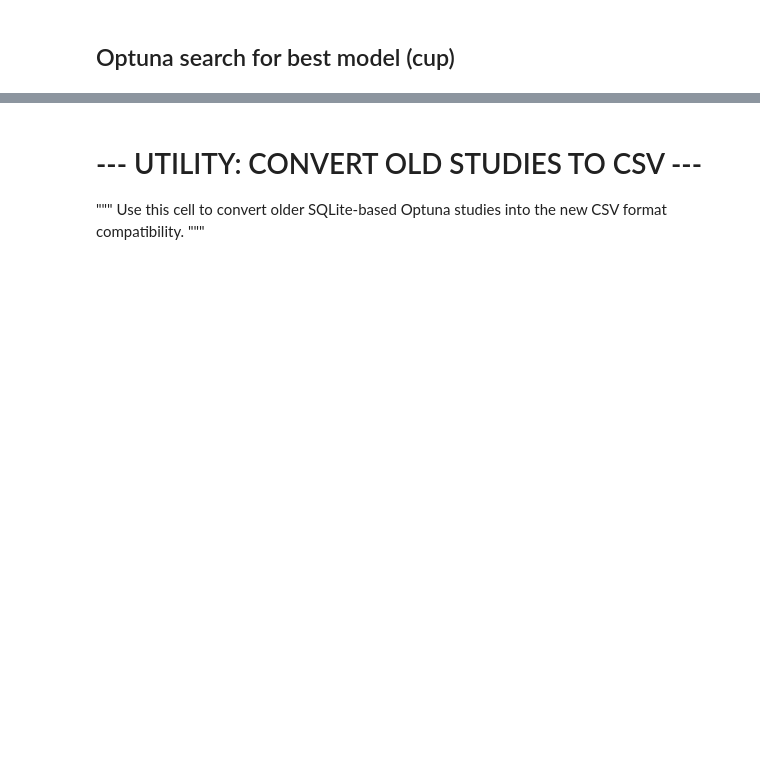
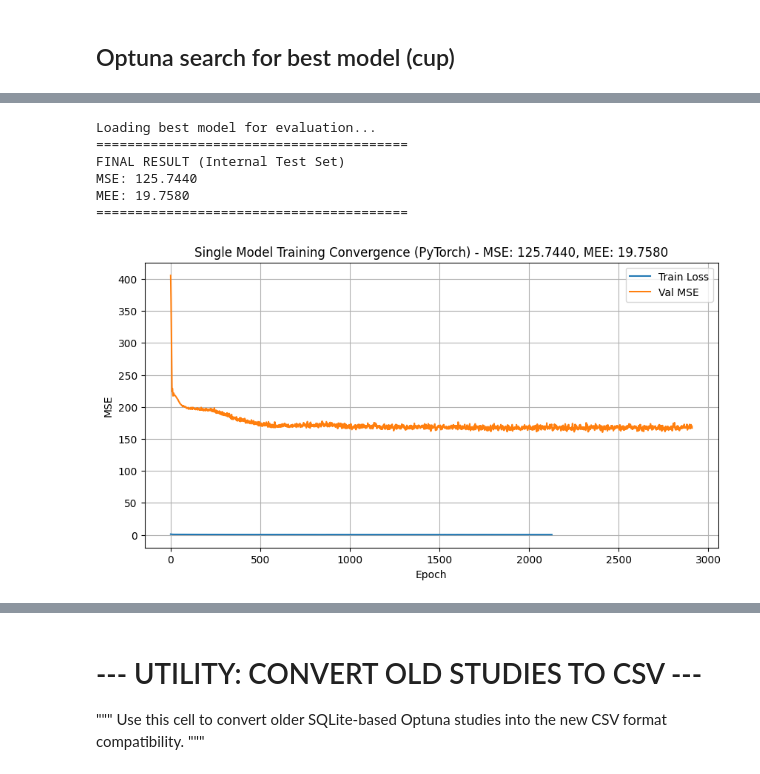
Before and after one commit to mbiggeri/Rage-Against-ML, a Jupyter notebook: pytorch_nn.ipynb, the cells around one changed output, grey strips where cells are left out. Cells and saved outputs as stored; diff of their text form; code cells hidden in the pictures; blank space fills up the shorter version.

```diff
--- a/pytorch_nn.ipynb
+++ b/pytorch_nn.ipynb
@@ -53,7 +53,7 @@ from utils.project_utils import update_json, standard_plot, plot_confusion_matri
 # --- CONFIGURATION ---
 N_TRIALS = 150
 N_EPOCHS_SEARCH = 100
-BATCH_SIZE = 64
+BATCH_SIZE = 256
 DEVICE = torch.device("cuda" if torch.cuda.is_available() else "mps" if torch.backends.mps.is_available() else "cpu")
 
 print(f"Using device: {DEVICE}")
@@ -412,7 +441,7 @@ from copy import deepcopy
 # 1. Setup Data for Comparison
 print("--- Starting Grid Search vs Optuna vs Random Search Comparison (288 Trials each) ---")
 # Capture the scaler
-train_loader_cmp, val_loader_cmp, _, input_size_cmp, output_size_cmp, target_scaler_cmp = get_ml_cup_data(BATCH_SIZE, validation_ratio=0.2, test_ratio=0.1, num_workers=0)
+train_loader_cmp, val_loader_cmp, _, input_size_cmp, output_size_cmp, target_scaler_cmp = get_ml_cup_data(100, validation_ratio=0.2, test_ratio=0.2, num_workers=0)
 
 # Define Search Space
 grid_space = {
@@ -423,7 +452,7 @@ grid_space = {
 }
 fixed_hidden_units = 16
 
-N_EPOCHS_COMPARE = 20
+N_EPOCHS_COMPARE = 25
 
 def train_and_eval(params):
     # Activation
@@ -817,48 +983,57 @@ model.eval()
 test_mse = training_utils.evaluate(model, test_loader, criterion, DEVICE, target_scaler=target_scaler)
 test_mee = training_utils.evaluate_mee(model, test_loader, DEVICE, target_scaler=target_scaler)
 
 print("="*40)
 print(f"FINAL RESULT (Internal Test Set)")
 print(f"MSE: {test_mse:.4f}")
 print(f"MEE: {test_mee:.4f}")
 print("="*40)
 
+'''
 # Save Results to JSON
 update_json("CUP", "PyTorch", {
     "internal_test_MEE": test_mee,
     "internal_test_MSE": test_mse,
     "best_val_MSE": best_val_loss
 })
-
+'''
 
 # --- 4. PLOT TRAINING HISTORY ---
 import matplotlib.pyplot as plt
 
 
-# Dummy Regressor Baseline\n
-# Robust Dummy Baseline Calculation\n
-dummy_mse_val = None\n
-try:\n
-    if hasattr(train_loader.dataset, 'tensors'):\n
-        y_tr = train_loader.dataset.tensors[1].cpu().numpy()\n
-        y_te = test_loader.dataset.tensors[1].cpu().numpy()\n
-        y_mean = y_tr.mean(axis=0)\n
-        dummy_mse_val = ((y_te - y_mean)**2).mean()\n
-        print(f"Dummy MSE: {dummy_mse_val:.4f}")\n
-except Exception as e:\n
-    print(f"Could not calculate dummy baseline: {e}")\n
+# Dummy Regressor Baseline
+# Robust Dummy Baseline Calculation
+dummy_mse_val = None
+try:
+    if hasattr(train_loader.dataset, 'tensors'):
+        y_tr = train_loader.dataset.tensors[1].cpu().numpy()
+        y_te = test_loader.dataset.tensors[1].cpu().numpy()
+        y_mean = y_tr.mean(axis=0)
+        dummy_mse_val = ((y_te - y_mean)**2).mean()
+        print(f"Dummy MSE: {dummy_mse_val:.4f}")
+except Exception as e:
+    print(f"Could not calculate dummy baseline: {e}")
 plt.figure(figsize=(10, 5))
 plt.plot(train_losses, label='Train Loss')
 plt.plot(val_losses, label='Val MSE')
 plt.title(f"Single Model Training Convergence (PyTorch) - MSE: {test_mse:.4f}, MEE: {test_mee:.4f}")
 plt.xlabel("Epoch")
 plt.ylabel("MSE")
-if dummy_mse_val is not None:\n
-    plt.axhline(y=dummy_mse_val, color='r', linestyle='--', label=f"Dummy MSE: {dummy_mse_val:.4f}")\n
+if dummy_mse_val is not None:
+    plt.axhline(y=dummy_mse_val, color='r', linestyle='--', label=f"Dummy MSE: {dummy_mse_val:.4f}")
 plt.legend()
 plt.grid(True)
 plt.savefig("cup_pytorch_single_convergence.png")
 plt.show()
+# %% [output]
+Loading best model for evaluation...
+========================================
+FINAL RESULT (Internal Test Set)
+MSE: 125.7440
+MEE: 19.7580
+========================================
+[figure, added]
 # %%
 # --- EXTRA. TARGET DISTRIBUTION ANALYSIS (Scaled vs Unscaled) ---
 import matplotlib.pyplot as plt
```
Also changed, not shown: parts of 6 cells of this notebook, 16 other files.
